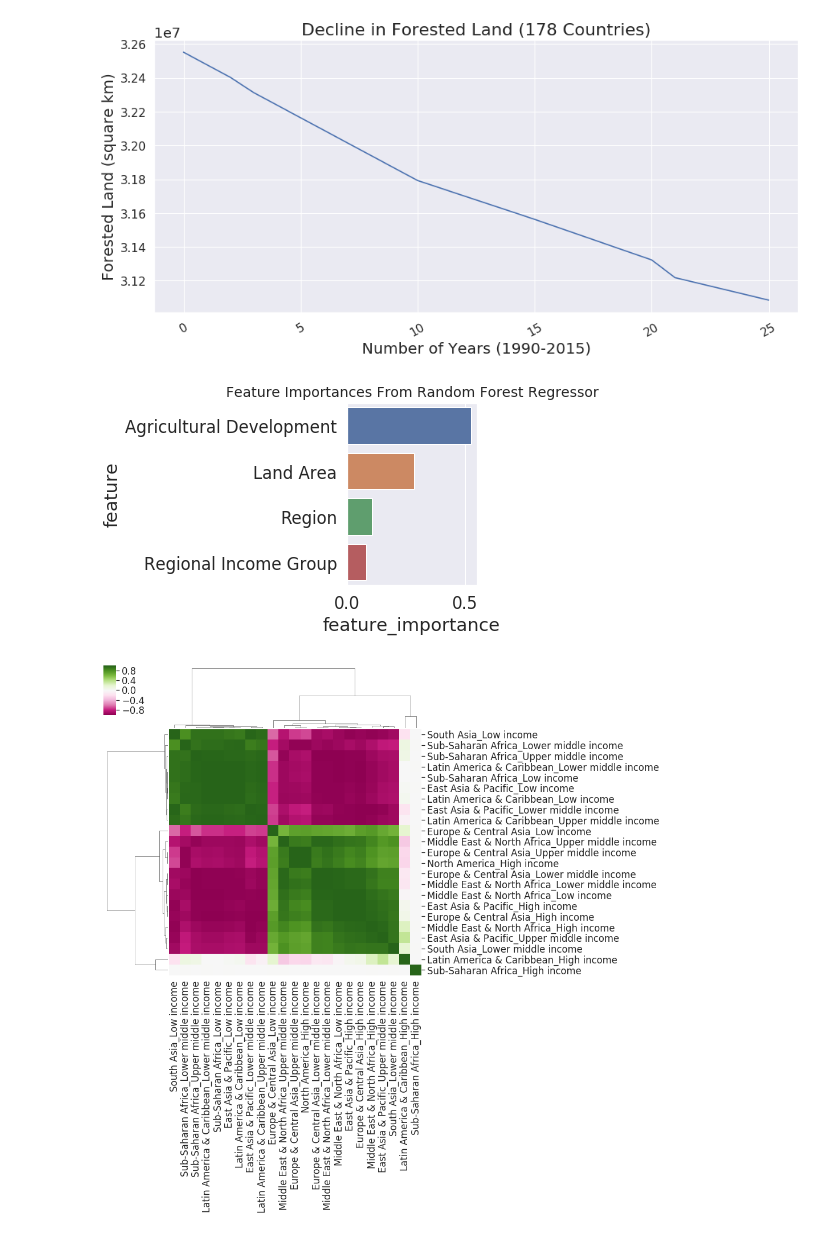
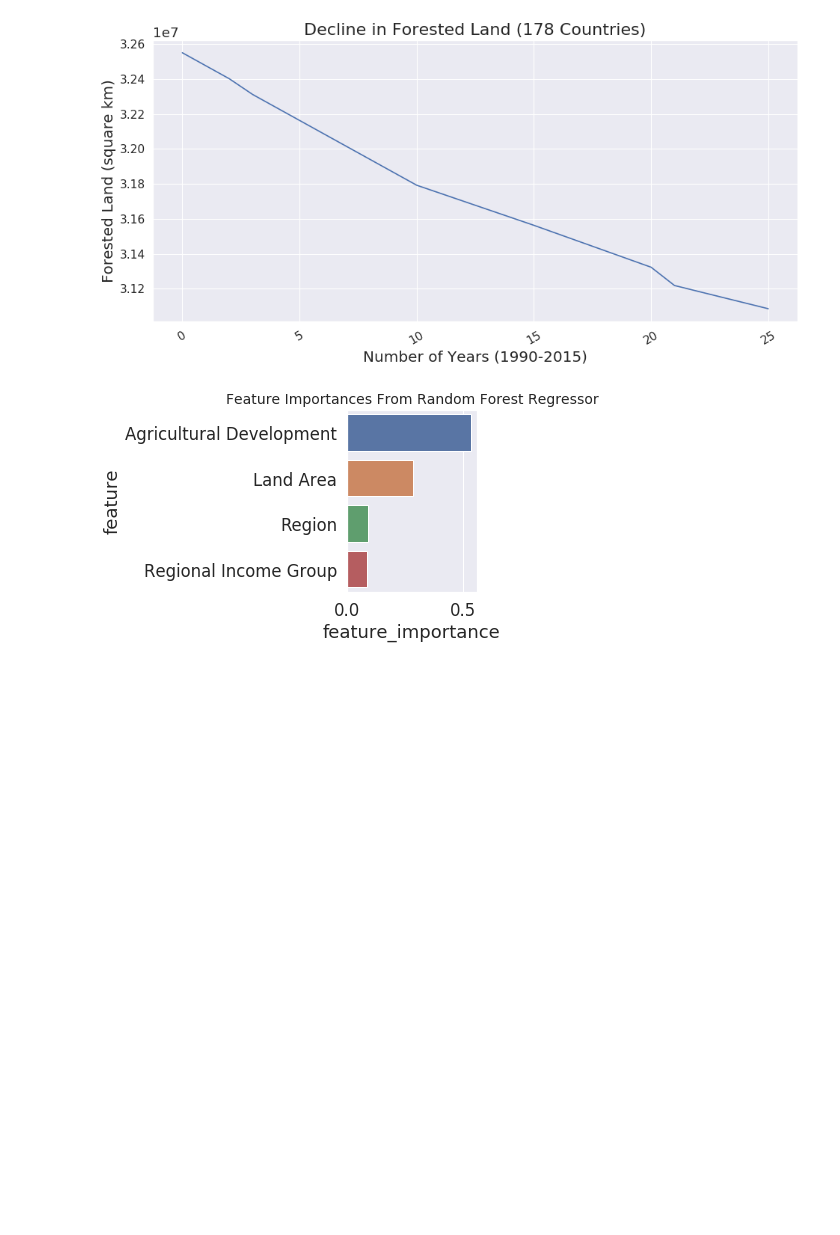
Before and after one commit to reventropy/data_incubator_2018, a Jupyter notebook: deforestation.ipynb, the cells around one changed output. Drawn from its saved outputs; the diff is of its cells as text; code cells hidden in the pictures; blank space fills up the shorter version.

```diff
--- a/deforestation.ipynb
+++ b/deforestation.ipynb
@@ -154,34 +154,34 @@ df_agriculture = pd.read_csv('data/agricultural_land_perc.csv')
 df_land_area = pd.read_csv('data/land_area.csv')
 df_region_income = pd.read_csv("data/region_and_income.csv")
 country_name_to_code = dict(zip(list(df_perc_forestation["Country Name"].values),list(df_perc_forestation["Country Code"].values)))
 all_dfs = {"forestation":df_perc_forestation,"agriculture":df_agriculture,"land_area":df_land_area,"region_income":df_region_income}
 
 #rename columns and drop ones we don't want
 all_dfs = rename_cols(all_dfs)
 
 dates = [str(d) for d in range(1990,2016)]
 all_dfs = prune_perc_forestation(all_dfs,dates)
 all_dfs = prune_land_area(all_dfs,dates)
 all_dfs = prune_agriculture(all_dfs,dates)
 all_dfs = prune_regional_income(all_dfs)
 
 merged = pd.concat(all_dfs.values(),axis=1,sort=False)
 #only retain complete data
 merged.dropna(how="any",axis=0,inplace=True)
 plot_deforestation_data(merged) #plot basic deforestation median as in sqare kilometers
 
 #use simple map encoding for remaining categorical column
 merged = mapEncode(merged,"Region_region_income")
 merged = mapEncode(merged,"IncomeGroup_region_income")
 
 #calculate a summary statistic for the time series <can improve a lot on this>
 merged,summarized_cols = ts_summary(merged)
 merged.drop(summarized_cols,axis=1,inplace=True)
 plot_feature_importances(merged)
 
 #try to visualize relationship between income, region, and deforestation
-plotClustermap()
+#I've saved figure in github folder
+#plotClustermap()
 # %% [output]
-[figure, old version]
+[figure, new version]
-[figure, old version]
+[figure, new version]
-[figure, removed]
```
